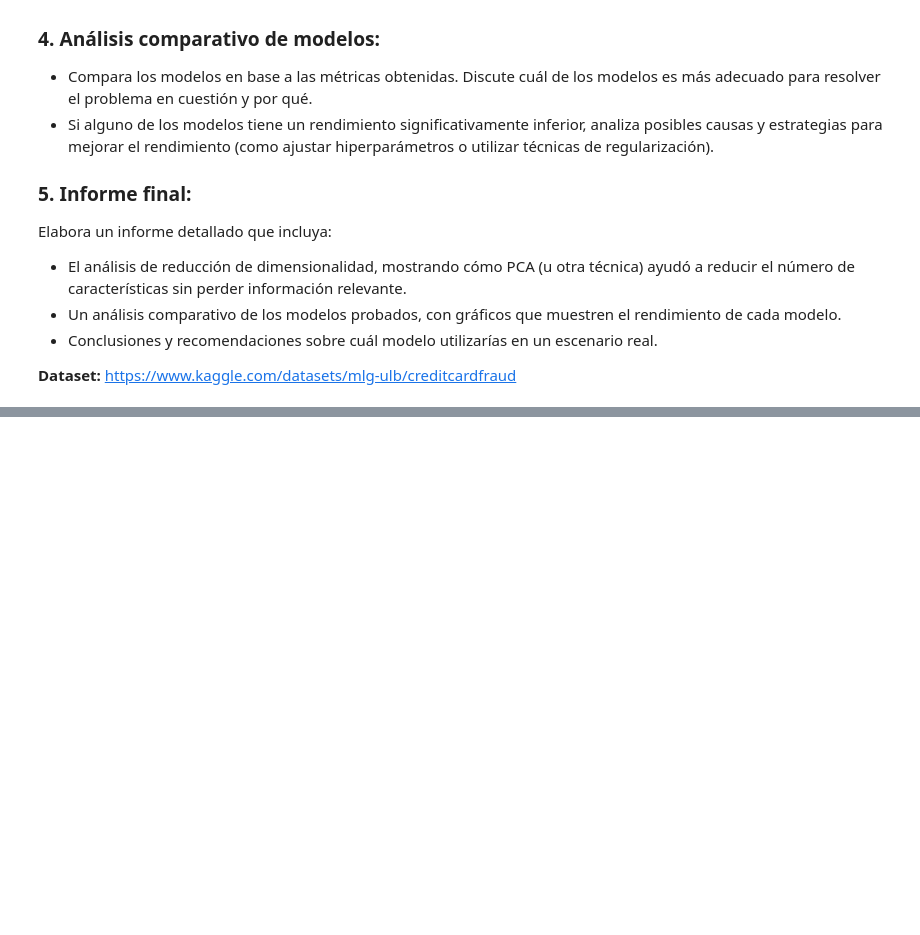
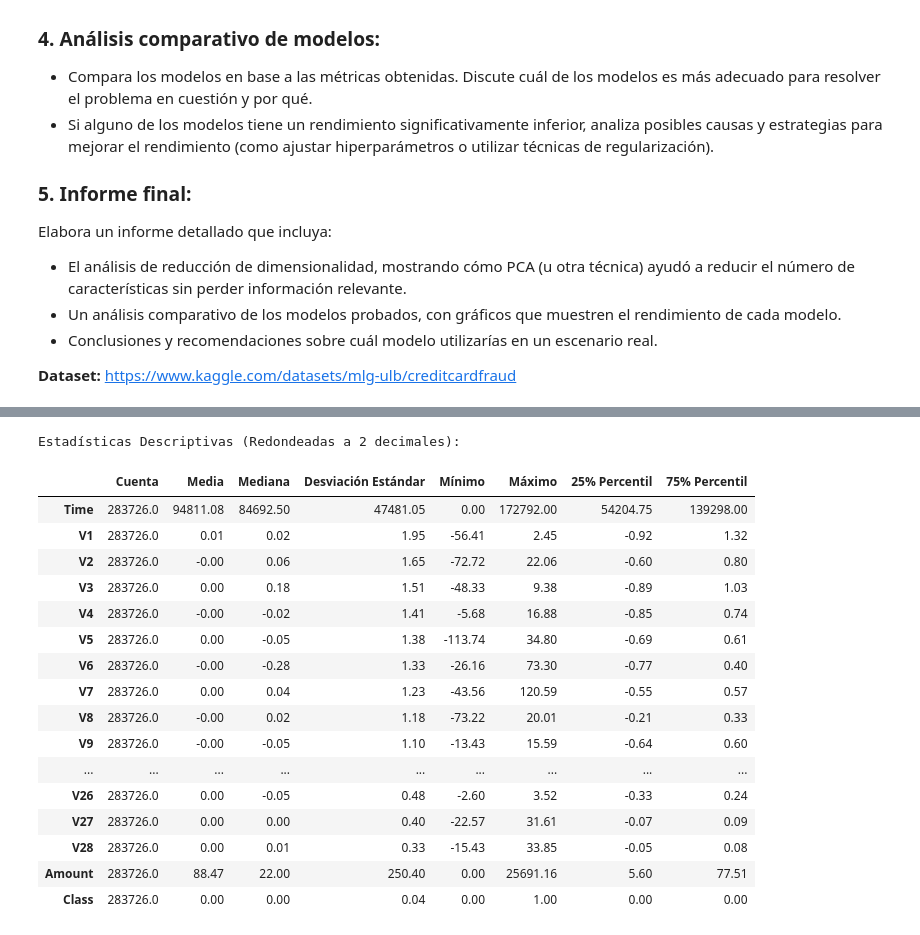
Before and after one commit to gillopy/Coding_Dojo_DS_ML, a Jupyter notebook: 3 - Advance_Machine_Learning/2 - Aprendizaje profundo/3 - Reducción de Dimensionalidad y Benchmarking de Modelos (Core)/Reducción de Dimensionalidad y Benchmarking de Modelos (Core).ipynb, the cells around one changed output, grey strips where cells are left out. Cells and saved outputs as stored; diff of their text form; code cells hidden in the pictures; blank space fills up the shorter version.

```diff
--- a/3 - Advance_Machine_Learning/2 - Aprendizaje profundo/3 - Reducción de Dimensionalidad y Benchmarking de Modelos (Core)/Reducción de Dimensionalidad y Benchmarking de Modelos (Core).ipynb
+++ b/3 - Advance_Machine_Learning/2 - Aprendizaje profundo/3 - Reducción de Dimensionalidad y Benchmarking de Modelos (Core)/Reducción de Dimensionalidad y Benchmarking de Modelos (Core).ipynb
@@ -47,0 +212,40 @@ Elabora un informe detallado que incluya:
+# %%
+# Crear un diccionario para almacenar las estadísticas
+estadisticas_dict = {}
+
+# Iterar sobre cada columna numérica y calcular las estadísticas
+for columna in df:  # Seleccionar solo columnas numéricas
+    datos_columna = pd.to_numeric(df[columna], errors='coerce')  # Convertir valores no numéricos a NaN
+    estadisticas = utils.calcular_estadisticas(columna, datos_columna)
+    estadisticas_dict[columna] = estadisticas
+
+# Convertir el diccionario a un DataFrame para una mejor visualización
+estadisticas_df = pd.DataFrame(estadisticas_dict).T  # Transponer para que las columnas sean las filas
+estadisticas_df = estadisticas_df[['Cuenta', 'Media', 'Mediana', 'Desviación Estándar',
+                                   'Mínimo', 'Máximo', '25% Percentil', '75% Percentil']]
+
+# Redondear las estadísticas a 2 decimales
+estadisticas_df = estadisticas_df.round(2)
+
+# Mostrar el DataFrame formateado
+print("\nEstadísticas Descriptivas (Redondeadas a 2 decimales):")
+estadisticas_df
+# %% [output]
+Estadísticas Descriptivas (Redondeadas a 2 decimales):
+|  | Cuenta | Media | Mediana | Desviación Estándar | Mínimo | Máximo | 25% Percentil | 75% Percentil |
+| Time | 283726.0 | 94811.08 | 84692.50 | 47481.05 | 0.00 | 172792.00 | 54204.75 | 139298.00 |
+| V1 | 283726.0 | 0.01 | 0.02 | 1.95 | -56.41 | 2.45 | -0.92 | 1.32 |
+| V2 | 283726.0 | -0.00 | 0.06 | 1.65 | -72.72 | 22.06 | -0.60 | 0.80 |
+| V3 | 283726.0 | 0.00 | 0.18 | 1.51 | -48.33 | 9.38 | -0.89 | 1.03 |
+| V4 | 283726.0 | -0.00 | -0.02 | 1.41 | -5.68 | 16.88 | -0.85 | 0.74 |
+| V5 | 283726.0 | 0.00 | -0.05 | 1.38 | -113.74 | 34.80 | -0.69 | 0.61 |
+| V6 | 283726.0 | -0.00 | -0.28 | 1.33 | -26.16 | 73.30 | -0.77 | 0.40 |
+| V7 | 283726.0 | 0.00 | 0.04 | 1.23 | -43.56 | 120.59 | -0.55 | 0.57 |
+| V8 | 283726.0 | -0.00 | 0.02 | 1.18 | -73.22 | 20.01 | -0.21 | 0.33 |
+| V9 | 283726.0 | -0.00 | -0.05 | 1.10 | -13.43 | 15.59 | -0.64 | 0.60 |
+| ... | ... | ... | ... | ... | ... | ... | ... | ... |
+| V26 | 283726.0 | 0.00 | -0.05 | 0.48 | -2.60 | 3.52 | -0.33 | 0.24 |
+| V27 | 283726.0 | 0.00 | 0.00 | 0.40 | -22.57 | 31.61 | -0.07 | 0.09 |
+| V28 | 283726.0 | 0.00 | 0.01 | 0.33 | -15.43 | 33.85 | -0.05 | 0.08 |
+| Amount | 283726.0 | 88.47 | 22.00 | 250.40 | 0.00 | 25691.16 | 5.60 | 77.51 |
+| Class | 283726.0 | 0.00 | 0.00 | 0.04 | 0.00 | 1.00 | 0.00 | 0.00 |
```
Also changed, not shown: parts of 15 cells of this notebook, 1 other file.
